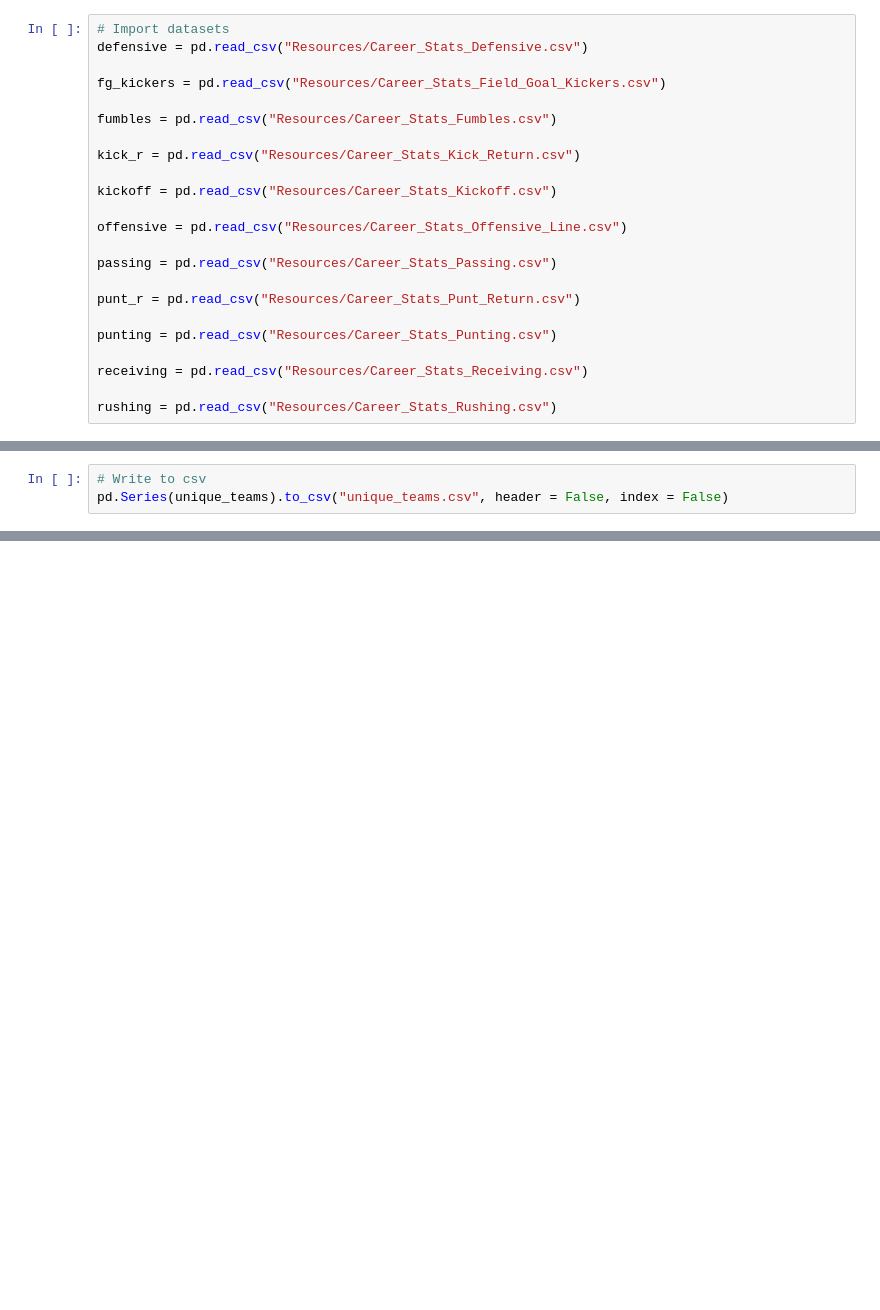
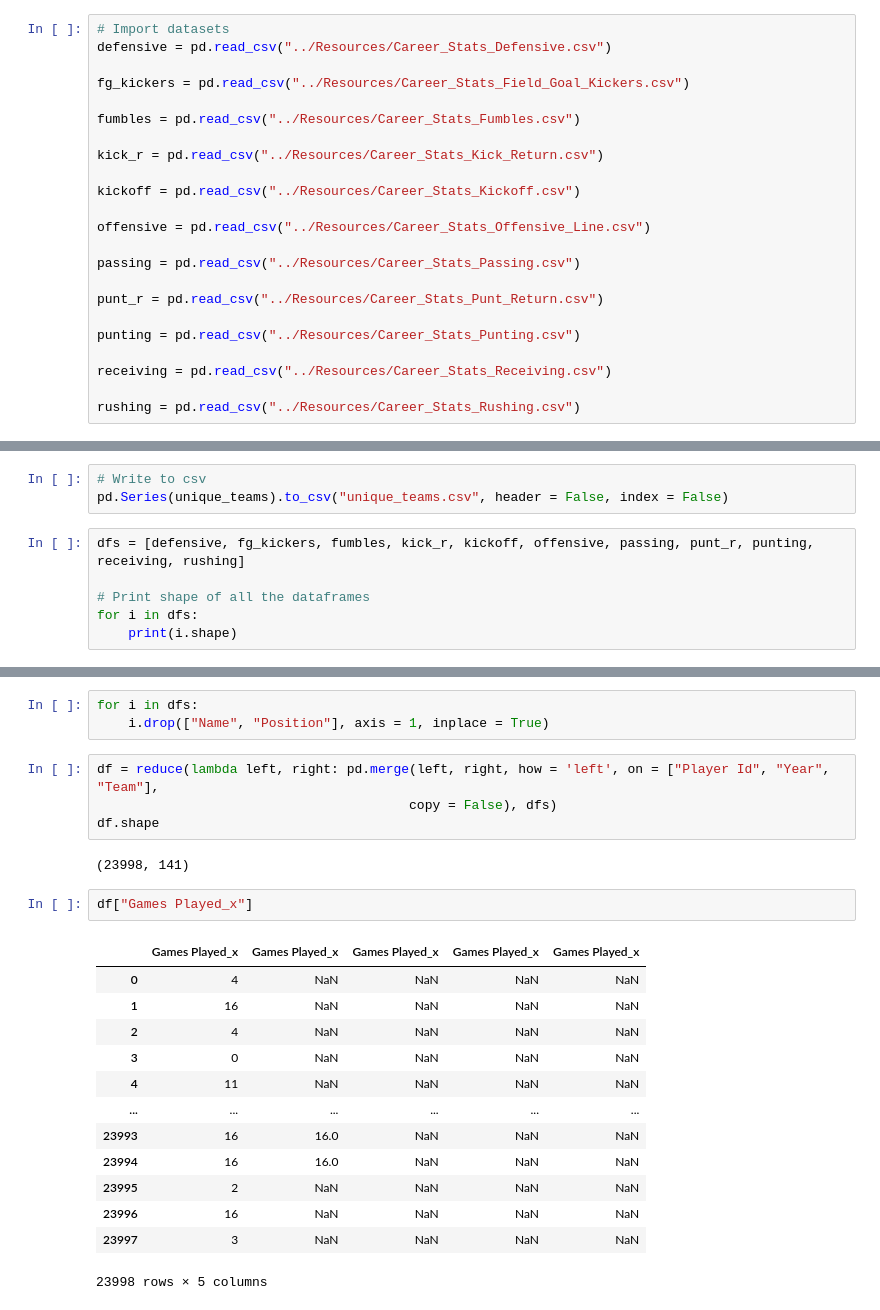
Before and after one commit to JulioAQuintana/FinalProject, a Jupyter notebook: Data_Preparation/unique_teams.ipynb, the cells around one changed output, grey strips where cells are left out. Cells and saved outputs as stored; diff of their text form; blank space fills up the shorter version.

```diff
--- a/Data_Preparation/unique_teams.ipynb
+++ b/Data_Preparation/unique_teams.ipynb
@@ -5,26 +6,26 @@ import numpy as np
 # %%
 # Import datasets
-defensive = pd.read_csv("Resources/Career_Stats_Defensive.csv")
+defensive = pd.read_csv("../Resources/Career_Stats_Defensive.csv")
 
-fg_kickers = pd.read_csv("Resources/Career_Stats_Field_Goal_Kickers.csv")
+fg_kickers = pd.read_csv("../Resources/Career_Stats_Field_Goal_Kickers.csv")
 
-fumbles = pd.read_csv("Resources/Career_Stats_Fumbles.csv")
+fumbles = pd.read_csv("../Resources/Career_Stats_Fumbles.csv")
 
-kick_r = pd.read_csv("Resources/Career_Stats_Kick_Return.csv")
+kick_r = pd.read_csv("../Resources/Career_Stats_Kick_Return.csv")
 
-kickoff = pd.read_csv("Resources/Career_Stats_Kickoff.csv")
+kickoff = pd.read_csv("../Resources/Career_Stats_Kickoff.csv")
 
-offensive = pd.read_csv("Resources/Career_Stats_Offensive_Line.csv")
+offensive = pd.read_csv("../Resources/Career_Stats_Offensive_Line.csv")
 
-passing = pd.read_csv("Resources/Career_Stats_Passing.csv")
+passing = pd.read_csv("../Resources/Career_Stats_Passing.csv")
 
-punt_r = pd.read_csv("Resources/Career_Stats_Punt_Return.csv")
+punt_r = pd.read_csv("../Resources/Career_Stats_Punt_Return.csv")
 
-punting = pd.read_csv("Resources/Career_Stats_Punting.csv")
+punting = pd.read_csv("../Resources/Career_Stats_Punting.csv")
 
-receiving = pd.read_csv("Resources/Career_Stats_Receiving.csv")
+receiving = pd.read_csv("../Resources/Career_Stats_Receiving.csv")
 
-rushing = pd.read_csv("Resources/Career_Stats_Rushing.csv")
+rushing = pd.read_csv("../Resources/Career_Stats_Rushing.csv")
 # %%
 # Find unique team values per dataset
 def_t = defensive["Team"].unique()
@@ -58,3 +59,9 @@ unique_teams = pd.Series(teams).unique()
 # %%
 # Write to csv
 pd.Series(unique_teams).to_csv("unique_teams.csv", header = False, index = False)
+# %%
+dfs = [defensive, fg_kickers, fumbles, kick_r, kickoff, offensive, passing, punt_r, punting, receiving, rushing]
+
+# Print shape of all the dataframes
+for i in dfs:
+    print(i.shape)
@@ -60,0 +80,25 @@ pd.Series(unique_teams).to_csv("unique_teams.csv", header = False, index = False
+# %%
+for i in dfs:
+    i.drop(["Name", "Position"], axis = 1, inplace = True)
+# %%
+df = reduce(lambda left, right: pd.merge(left, right, how = 'left', on = ["Player Id", "Year", "Team"],
+                                        copy = False), dfs)
+df.shape
+# %% [output]
+(23998, 141)
+# %%
+df["Games Played_x"]
+# %% [output]
+|  | Games Played_x | Games Played_x | Games Played_x | Games Played_x | Games Played_x |
+| 0 | 4 | NaN | NaN | NaN | NaN |
+| 1 | 16 | NaN | NaN | NaN | NaN |
+| 2 | 4 | NaN | NaN | NaN | NaN |
+| 3 | 0 | NaN | NaN | NaN | NaN |
+| 4 | 11 | NaN | NaN | NaN | NaN |
+| ... | ... | ... | ... | ... | ... |
+| 23993 | 16 | 16.0 | NaN | NaN | NaN |
+| 23994 | 16 | 16.0 | NaN | NaN | NaN |
+| 23995 | 2 | NaN | NaN | NaN | NaN |
+| 23996 | 16 | NaN | NaN | NaN | NaN |
+| 23997 | 3 | NaN | NaN | NaN | NaN |
+23998 rows × 5 columns
```
Also changed, not shown: parts of 11 cells of this notebook, 1 other file.
